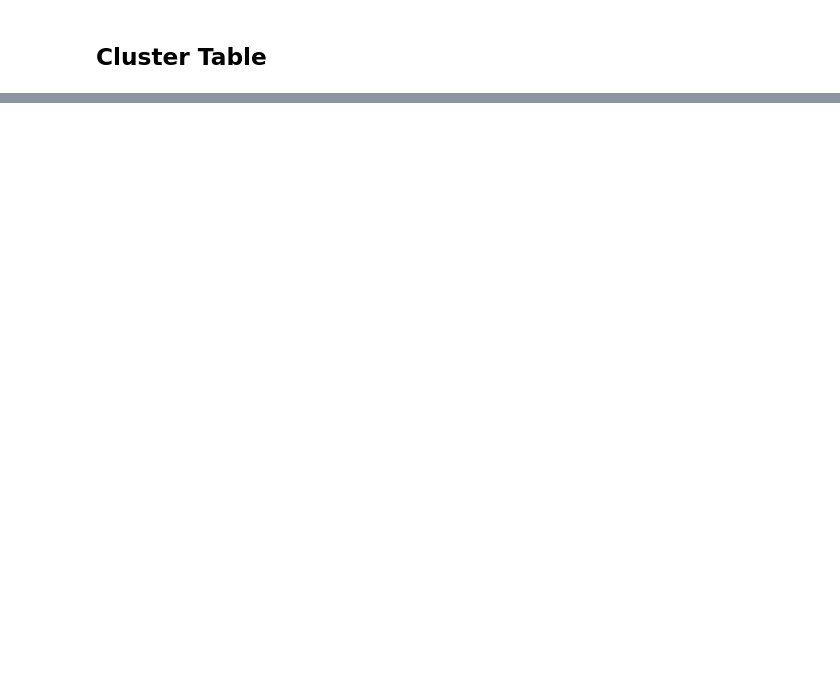
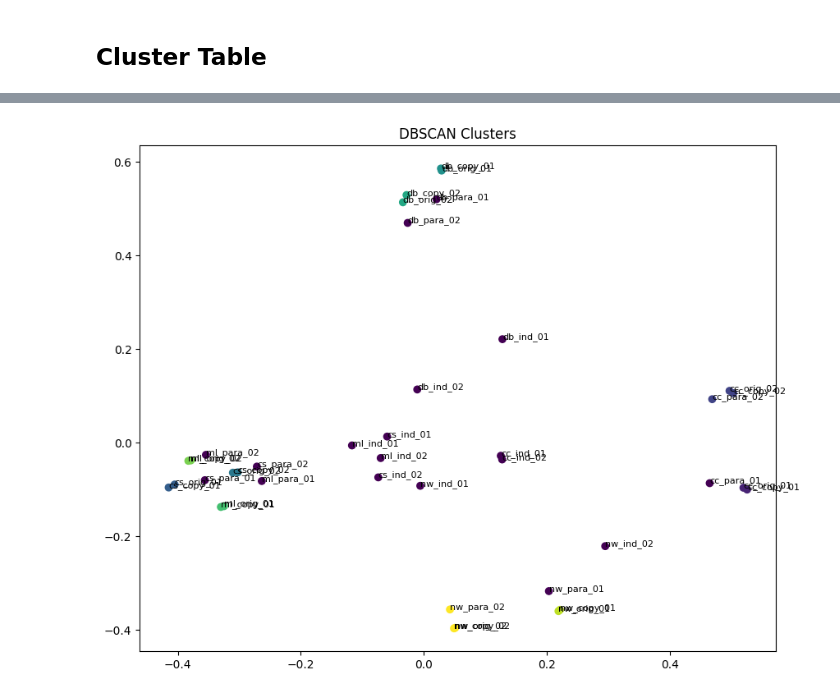
Before and after one commit to mirha55an/AssignGuard, a Jupyter notebook: notebook/notebook.ipynb, the cells around one changed output, grey strips where cells are left out. Saved outputs shown, nothing was run; the diff lists cells and outputs as text; code cells hidden in the pictures; blank space fills up the shorter version.

```diff
--- a/notebook/notebook.ipynb
+++ b/notebook/notebook.ipynb
@@ -118,12 +164,12 @@ cluster_labels = perform_dbscan(
 # %%
 cluster_fig = plot_clusters(
     reduced_vectors,
     cluster_labels,
     doc_names,
-    save_path="results/clusters.png"
+    save_path="notebook/results/clusters.png"
 )
-
-cluster_fig
+# %% [output]
+[figure, added]
 # %%
 
 cluster_df = pd.DataFrame({
```
Also changed, not shown: parts of 13 cells of this notebook, 5 other files.
